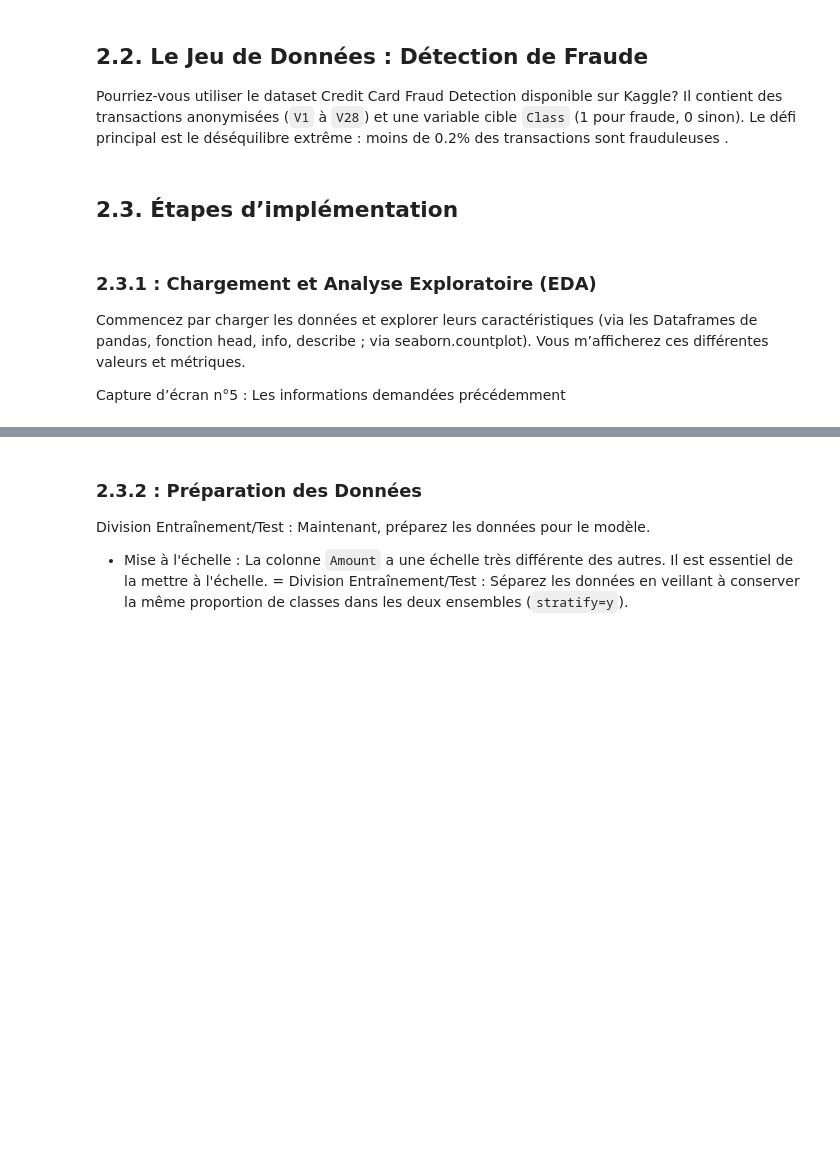
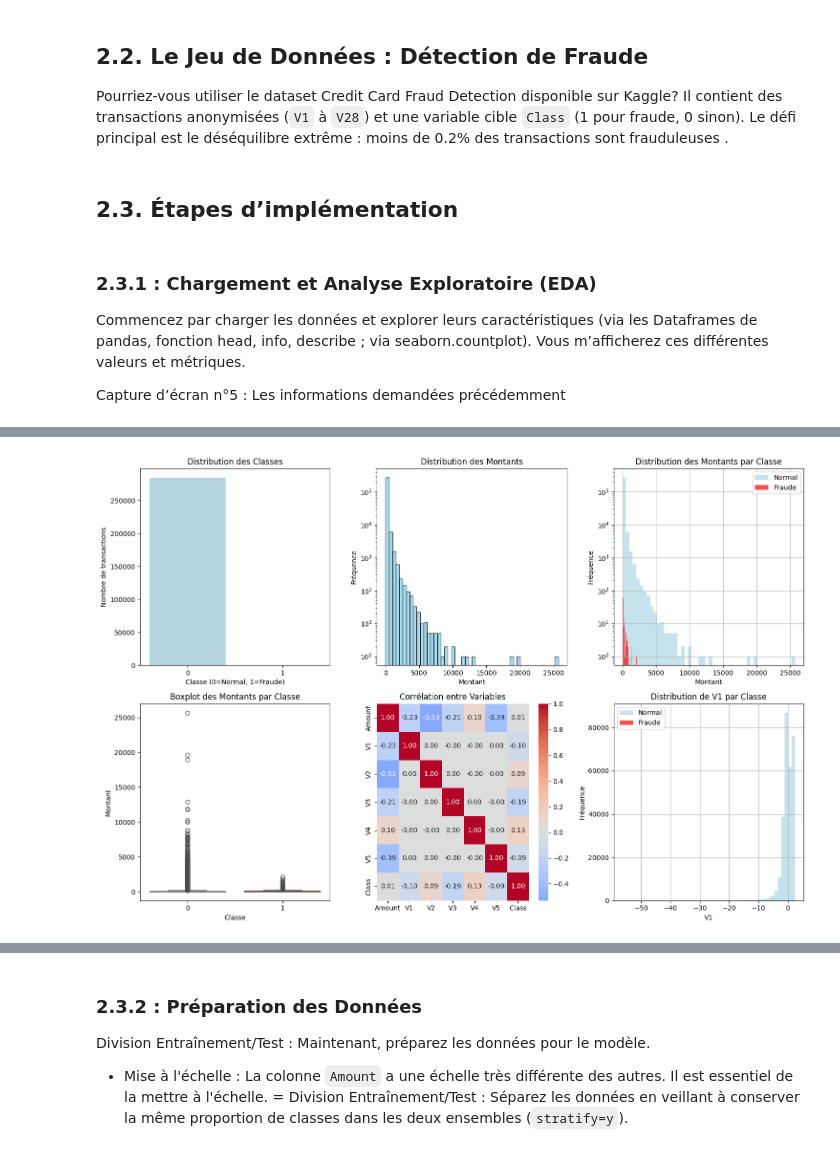
Before and after one commit to cmatheo/nexa-ml-dl, a Jupyter notebook: partie_2.ipynb, the cells around one changed output, grey strips where cells are left out. Drawn from its saved outputs; the diff is of its cells as text; code cells hidden in the pictures; blank space fills up the shorter version.

```diff
--- a/partie_2.ipynb
+++ b/partie_2.ipynb
@@ -21,0 +38,19 @@ Capture d’écran n°5 : Les informations demandées précédemment
+# %%
+# Chargement des données depuis le fichier CSV
+print("Chargement du dataset Credit Card Fraud Detection depuis Kaggle")
+print("=" * 60)
+
+# Chargement du dataset réel
+try:
+    df = pd.read_csv('creditcard.csv')
+    print("Dataset chargé avec succès depuis 'creditcard.csv'")
+except FileNotFoundError:
+    print("Erreur: Le fichier 'creditcard.csv' n'a pas été trouvé.")
+    print("Veuillez télécharger le dataset depuis Kaggle et le placer dans le répertoire de travail.")
+    raise
+except Exception as e:
+    print(f"Erreur lors du chargement: {str(e)}")
+    raise
+
+print(f"Dataset 'Credit Card Fraud Detection' chargé")
+print("=" * 60)
@@ -21,0 +104,64 @@ Capture d’écran n°5 : Les informations demandées précédemment
+# %%
+# Visualisations pour l'EDA
+plt.figure(figsize=(15, 10))
+
+# 1. Distribution des classes
+plt.subplot(2, 3, 1)
+sns.countplot(data=df, x='Class', palette=['lightblue', 'red'])
+plt.title('Distribution des Classes')
+plt.xlabel('Classe (0=Normal, 1=Fraude)')
+plt.ylabel('Nombre de transactions')
+
+# 2. Distribution des montants
+plt.subplot(2, 3, 2)
+plt.hist(df['Amount'], bins=50, alpha=0.7, color='skyblue', edgecolor='black')
+plt.title('Distribution des Montants')
+plt.xlabel('Montant')
+plt.ylabel('Fréquence')
+plt.yscale('log')
+
+# 3. Montants par classe
+plt.subplot(2, 3, 3)
+df[df['Class'] == 0]['Amount'].hist(bins=50, alpha=0.7, label='Normal', color='lightblue')
+df[df['Class'] == 1]['Amount'].hist(bins=50, alpha=0.7, label='Fraude', color='red')
+plt.title('Distribution des Montants par Classe')
+plt.xlabel('Montant')
+plt.ylabel('Fréquence')
+plt.legend()
+plt.yscale('log')
+
+# 4. Boxplot des montants par classe
+plt.subplot(2, 3, 4)
+sns.boxplot(data=df, x='Class', y='Amount', palette=['lightblue', 'red'])
+plt.title('Boxplot des Montants par Classe')
+plt.xlabel('Classe')
+plt.ylabel('Montant')
+
+# 5. Heatmap de corrélation (échantillon des variables V)
+plt.subplot(2, 3, 5)
+correlation_vars = ['Amount', 'V1', 'V2', 'V3', 'V4', 'V5', 'Class']
+correlation_matrix = df[correlation_vars].corr()
+sns.heatmap(correlation_matrix, annot=True, cmap='coolwarm', center=0, fmt='.2f')
+plt.title('Corrélation entre Variables')
+
+# 6. Distribution d'une variable V par classe
+plt.subplot(2, 3, 6)
+df[df['Class'] == 0]['V1'].hist(bins=50, alpha=0.7, label='Normal', color='lightblue')
+df[df['Class'] == 1]['V1'].hist(bins=50, alpha=0.7, label='Fraude', color='red')
+plt.title('Distribution de V1 par Classe')
+plt.xlabel('V1')
+plt.ylabel('Fréquence')
+plt.legend()
+
+plt.tight_layout()
+plt.show()
+
+# Statistiques détaillées par classe
+print("\n6. Statistiques des montants par classe")
+print("=" * 40)
+print("Transactions normales:")
+print(df[df['Class'] == 0]['Amount'].describe())
+print("\nTransactions frauduleuses:")
+print(df[df['Class'] == 1]['Amount'].describe())
+# %% [output]
+[figure, added]
```
Also changed, not shown: parts of 11 cells of this notebook, 2 other files.
